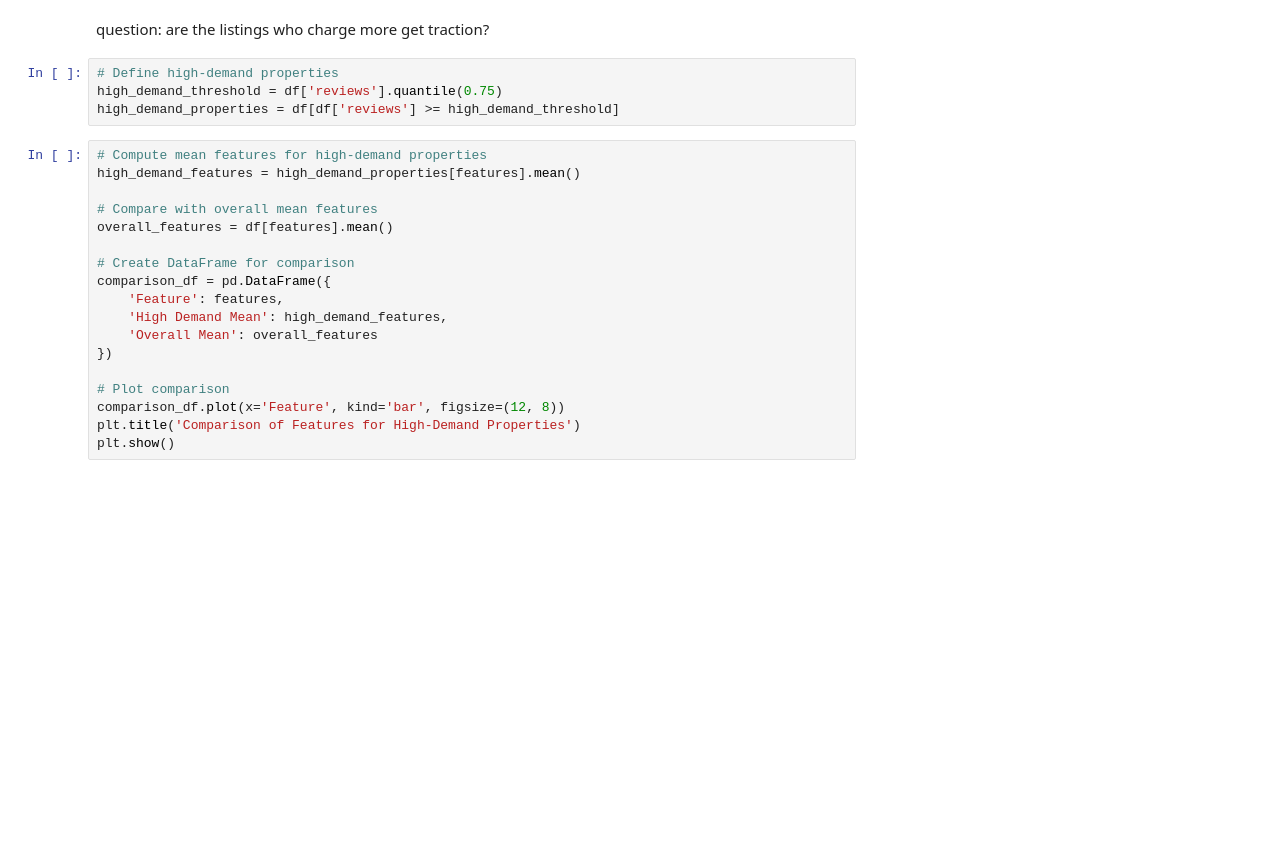
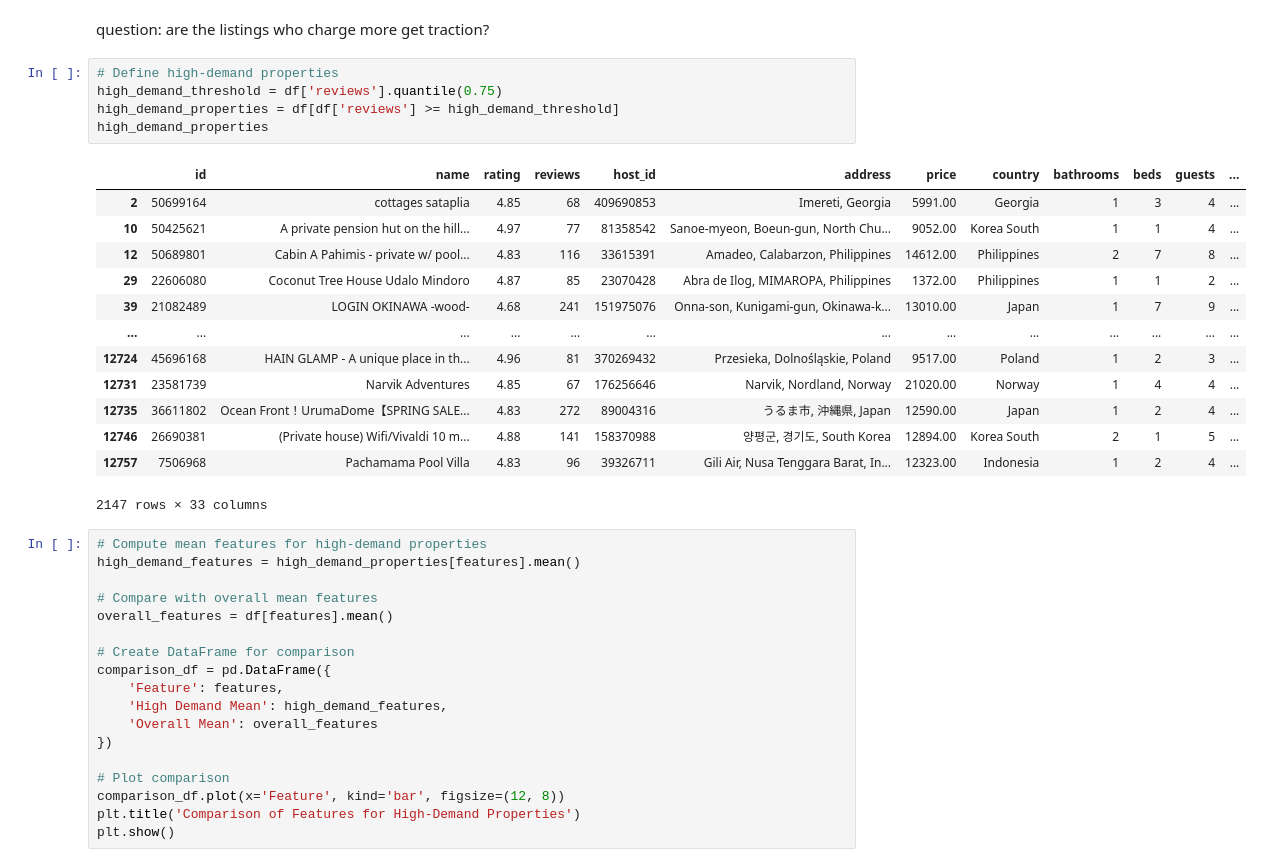
Before and after one commit to vndayambaje/Airbnb_EDA_Project, a Jupyter notebook: project_2_sarah_eda.ipynb, the cells around one changed output. Drawn from its saved outputs; the diff is of its cells as text; blank space fills up the shorter version.

```diff
--- a/project_2_sarah_eda.ipynb
+++ b/project_2_sarah_eda.ipynb
@@ -219,7 +222,22 @@ question: are the listings who charge more get traction?
 # %%
 # Define high-demand properties
 high_demand_threshold = df['reviews'].quantile(0.75)
 high_demand_properties = df[df['reviews'] >= high_demand_threshold]
+high_demand_properties
+# %% [output]
+|  | id | name | rating | reviews | host_id | address | price | country | bathrooms | beds | guests | ... |
+| 2 | 50699164 | cottages sataplia | 4.85 | 68 | 409690853 | Imereti, Georgia | 5991.00 | Georgia | 1 | 3 | 4 | ... |
+| 10 | 50425621 | A private pension hut on the hill... | 4.97 | 77 | 81358542 | Sanoe-myeon, Boeun-gun, North Chu... | 9052.00 | Korea South | 1 | 1 | 4 | ... |
+| 12 | 50689801 | Cabin A Pahimis - private w/ pool... | 4.83 | 116 | 33615391 | Amadeo, Calabarzon, Philippines | 14612.00 | Philippines | 2 | 7 | 8 | ... |
+| 29 | 22606080 | Coconut Tree House Udalo Mindoro | 4.87 | 85 | 23070428 | Abra de Ilog, MIMAROPA, Philippines | 1372.00 | Philippines | 1 | 1 | 2 | ... |
+| 39 | 21082489 | LOGIN OKINAWA -wood- | 4.68 | 241 | 151975076 | Onna-son, Kunigami-gun, Okinawa-k... | 13010.00 | Japan | 1 | 7 | 9 | ... |
+| ... | ... | ... | ... | ... | ... | ... | ... | ... | ... | ... | ... | ... |
+| 12724 | 45696168 | HAIN GLAMP - A unique place in th... | 4.96 | 81 | 370269432 | Przesieka, Dolnośląskie, Poland | 9517.00 | Poland | 1 | 2 | 3 | ... |
+| 12731 | 23581739 | Narvik Adventures | 4.85 | 67 | 176256646 | Narvik, Nordland, Norway | 21020.00 | Norway | 1 | 4 | 4 | ... |
+| 12735 | 36611802 | Ocean Front！UrumaDome【SPRING SALE... | 4.83 | 272 | 89004316 | うるま市, 沖縄県, Japan | 12590.00 | Japan | 1 | 2 | 4 | ... |
+| 12746 | 26690381 | (Private house) Wifi/Vivaldi 10 m... | 4.88 | 141 | 158370988 | 양평군, 경기도, South Korea | 12894.00 | Korea South | 2 | 1 | 5 | ... |
+| 12757 | 7506968 | Pachamama Pool Villa | 4.83 | 96 | 39326711 | Gili Air, Nusa Tenggara Barat, In... | 12323.00 | Indonesia | 1 | 2 | 4 | ... |
+2147 rows × 33 columns
 # %%
 # Compute mean features for high-demand properties
 high_demand_features = high_demand_properties[features].mean()
```
Also changed, not shown: parts of 6 cells of this notebook, 2 other files.
